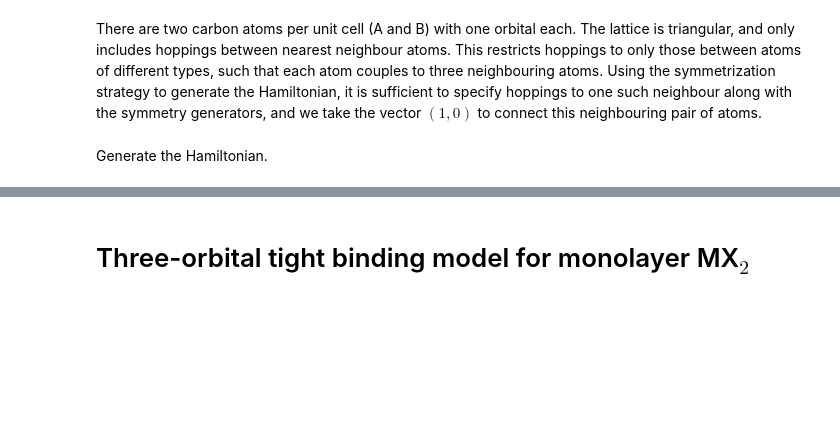
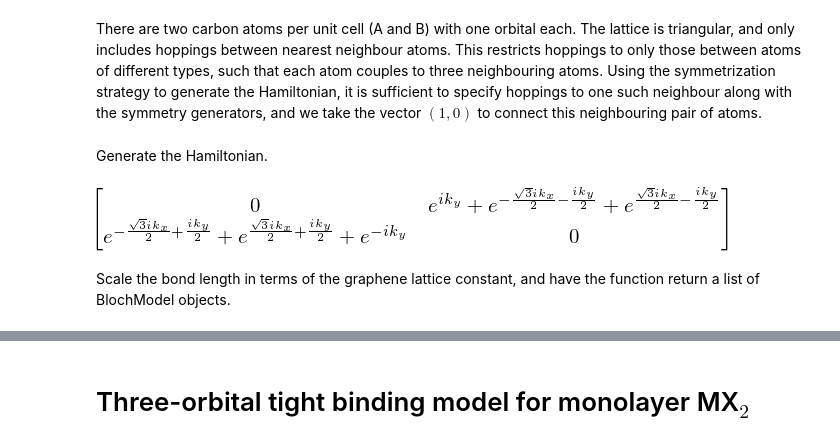
Before and after one commit to quantum-tinkerer/qsymm, a Jupyter notebook: bloch_generator.ipynb, the cells around one changed output, grey strips where cells are left out. Saved outputs shown, nothing was run; the diff lists cells and outputs as text; code cells hidden in the pictures; blank space fills up the shorter version.

Commit message:
update bloch_generator for floating point, update a test

```diff
--- a/bloch_generator.ipynb
+++ b/bloch_generator.ipynb
@@ -35,3 +35,9 @@ hopping_vectors = [('A', 'B', [0, 1])] # Hopping between neighbouring A and B at
 Generate the Hamiltonian.
 # %%
 family = qsymm.bloch_family(hopping_vectors, symmetries, norbs)
+# %%
+qsymm.display_family(family)
+# %% [output]
+[figure, added]
+# %% [markdown]
+Scale the bond length in terms of the graphene lattice constant, and have the function return a list of BlochModel objects.
```
Also changed, not shown: parts of 10 cells of this notebook, 2 other files.
